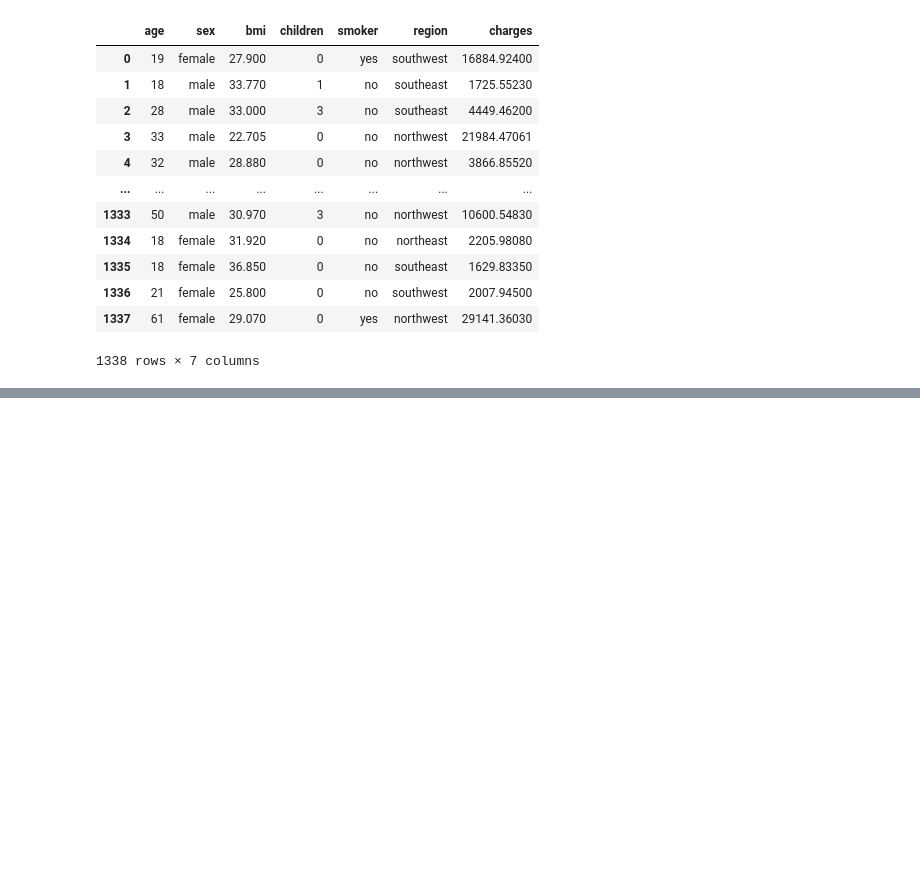
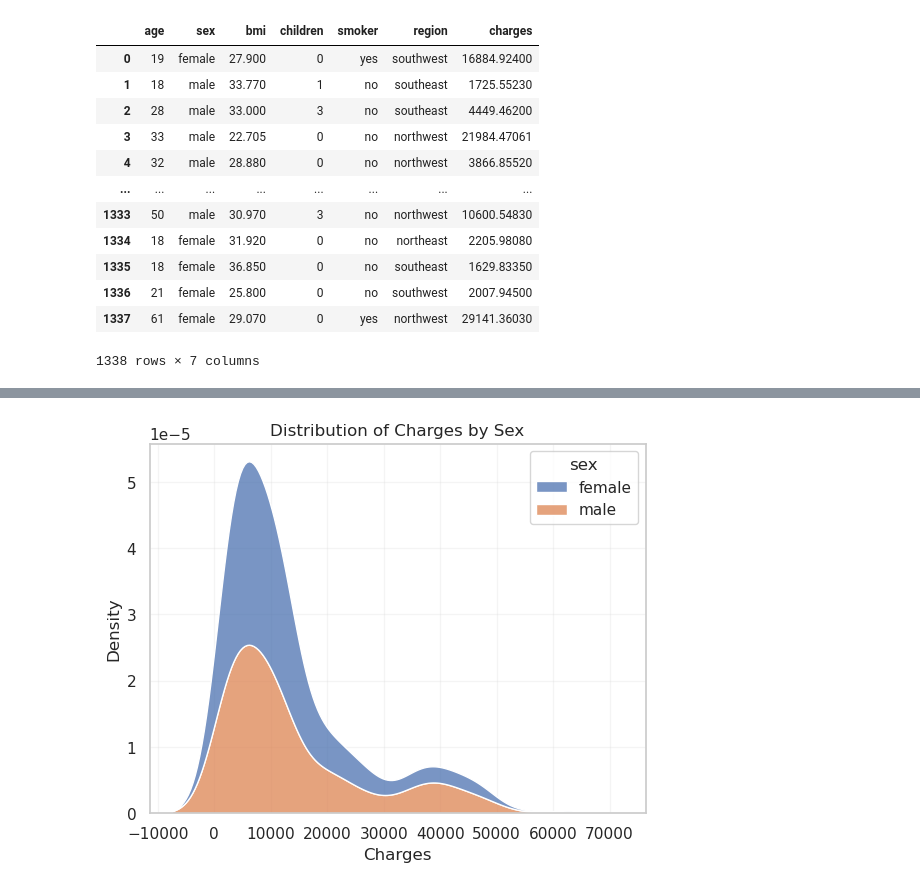
Before and after one commit to ShubhamMisar-12/MedicalCostPrediction, a Jupyter notebook: medical-cost-prediction-1.ipynb, the cells around one changed output, grey strips where cells are left out. Drawn from its saved outputs; the diff is of its cells as text; code cells hidden in the pictures; blank space fills up the shorter version.

```diff
--- a/medical-cost-prediction-1.ipynb
+++ b/medical-cost-prediction-1.ipynb
@@ -41,0 +78,12 @@ import seaborn as sns
+# %%
+sns.set(style="whitegrid")
+
+sns.kdeplot(data=df, x="charges", hue="sex", multiple="stack")
+
+plt.title("Distribution of Charges by Sex")
+plt.xlabel("Charges")
+plt.ylabel("Density")
+
+plt.grid(True, linestyle='-', alpha=0.2)
+# %% [output]
+[figure, added]
```
Also changed, not shown: parts of 6 cells of this notebook.
